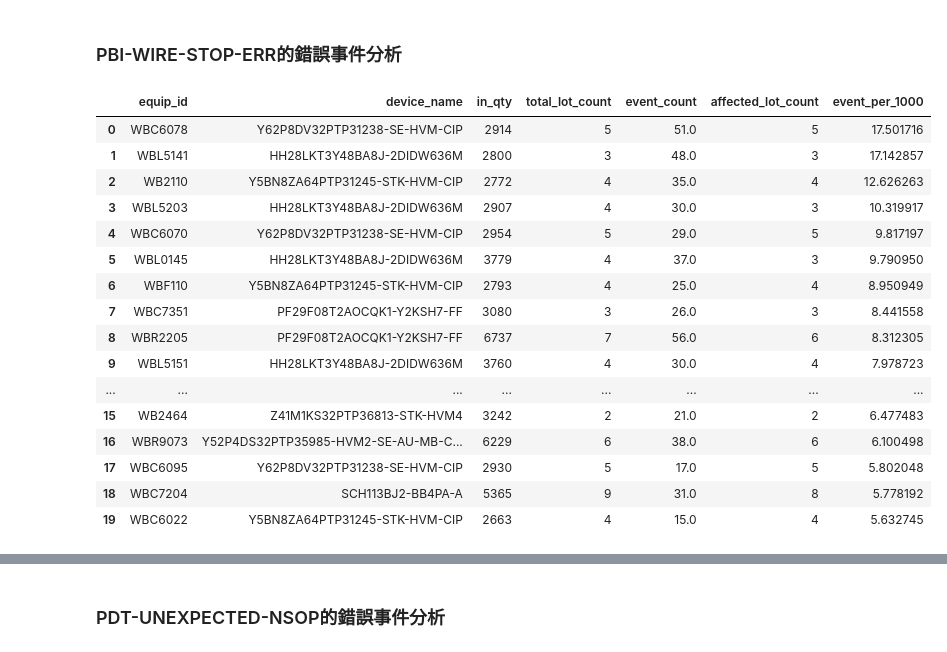
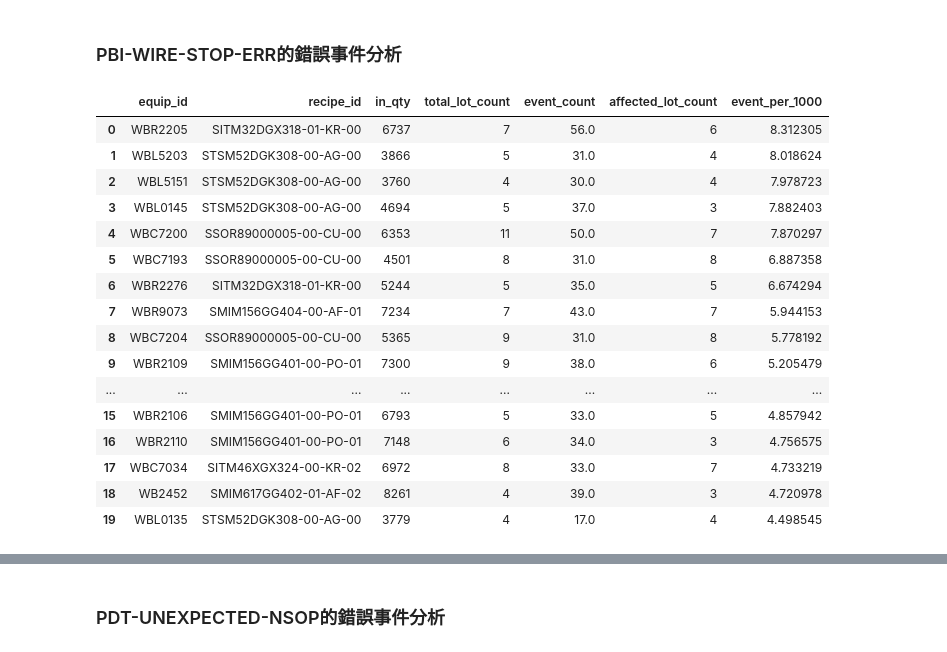
Before and after one commit to aceaceace123/test0804, a Jupyter notebook: WBMachine_ErrorEventAnalyze.ipynb, the cells around one changed output, grey strips where cells are left out. Drawn from its saved outputs; the diff is of its cells as text; code cells hidden in the pictures.

```diff
--- a/WBMachine_ErrorEventAnalyze.ipynb
+++ b/WBMachine_ErrorEventAnalyze.ipynb
@@ -565,7 +570,7 @@ event = "PBI-WIRE-STOP-ERR"
 event_count_summary_PBI_WIRE_STOP_ERR = (
     df[df["eventmessage"] == event]
     .groupby(
-        ["equip_id", "device_name"],
+        ["equip_id", "recipe_id"],
         as_index=False,
         dropna=False
     )
@@ -585,7 +590,7 @@ production_run_summary_PBI_WIRE_STOP_ERR = (
             "step_id",
             "lot_id",
             "equip_id",
-            "device_name"
+            "recipe_id"
         ],
         as_index=False,
         dropna=False
@@ -601,7 +606,7 @@ production_run_summary_PBI_WIRE_STOP_ERR = (
 production_summary_PBI_WIRE_STOP_ERR = (
     production_run_summary_PBI_WIRE_STOP_ERR
     .groupby(
-        ["equip_id", "device_name"],
+        ["equip_id", "recipe_id"],
         as_index=False,
         dropna=False
     )
@@ -616,7 +621,7 @@ production_summary_PBI_WIRE_STOP_ERR = (
 # --------------------------------------------------
 machine_device_summary_PBI_WIRE_STOP_ERR = production_summary_PBI_WIRE_STOP_ERR.merge(
     event_count_summary_PBI_WIRE_STOP_ERR,
-    on=["equip_id", "device_name"],
+    on=["equip_id", "recipe_id"],
     how="left"
 )
 
@@ -644,48 +649,48 @@ machine_device_summary_PBI_WIRE_STOP_ERR["event_per_1000"] = np.where(
 
 # --------------------------------------------------
 # 6. Lot 發生率
 # --------------------------------------------------
 # machine_device_summary["affected_lot_rate"] = np.where(
 #     machine_device_summary["total_lot_count"] > 0,
 #     machine_device_summary["affected_lot_count"]
 #     / machine_device_summary["total_lot_count"],
 #     np.nan
 # )
 
 # --------------------------------------------------
 # 7. 篩選掉太低的in_qty數量
 # --------------------------------------------------
 minimum_inqty_count_PBI_WIRE_STOP_ERR=machine_device_summary_PBI_WIRE_STOP_ERR['in_qty'].quantile(0.25)
 machine_device_summary_PBI_WIRE_STOP_ERR=machine_device_summary_PBI_WIRE_STOP_ERR[machine_device_summary_PBI_WIRE_STOP_ERR['in_qty']>=minimum_inqty_count_PBI_WIRE_STOP_ERR]
 # --------------------------------------------------
 # 8. 排序
 # --------------------------------------------------
 machine_device_summary_PBI_WIRE_STOP_ERR = (
     machine_device_summary_PBI_WIRE_STOP_ERR
     .sort_values(
         ["event_per_1000", "event_count"],
         ascending=[False, False]
     )
     .reset_index(drop=True)
 )
 
 machine_device_summary_PBI_WIRE_STOP_ERR.head(20)
 # %% [output]
-|  | equip_id | device_name | in_qty | total_lot_count | event_count | affected_lot_count | event_per_1000 |
-| 0 | WBC6078 | Y62P8DV32PTP31238-SE-HVM-CIP | 2914 | 5 | 51.0 | 5 | 17.501716 |
-| 1 | WBL5141 | HH28LKT3Y48BA8J-2DIDW636M | 2800 | 3 | 48.0 | 3 | 17.142857 |
-| 2 | WB2110 | Y5BN8ZA64PTP31245-STK-HVM-CIP | 2772 | 4 | 35.0 | 4 | 12.626263 |
-| 3 | WBL5203 | HH28LKT3Y48BA8J-2DIDW636M | 2907 | 4 | 30.0 | 3 | 10.319917 |
-| 4 | WBC6070 | Y62P8DV32PTP31238-SE-HVM-CIP | 2954 | 5 | 29.0 | 5 | 9.817197 |
-| 5 | WBL0145 | HH28LKT3Y48BA8J-2DIDW636M | 3779 | 4 | 37.0 | 3 | 9.790950 |
-| 6 | WBF110 | Y5BN8ZA64PTP31245-STK-HVM-CIP | 2793 | 4 | 25.0 | 4 | 8.950949 |
-| 7 | WBC7351 | PF29F08T2AOCQK1-Y2KSH7-FF | 3080 | 3 | 26.0 | 3 | 8.441558 |
-| 8 | WBR2205 | PF29F08T2AOCQK1-Y2KSH7-FF | 6737 | 7 | 56.0 | 6 | 8.312305 |
-| 9 | WBL5151 | HH28LKT3Y48BA8J-2DIDW636M | 3760 | 4 | 30.0 | 4 | 7.978723 |
+|  | equip_id | recipe_id | in_qty | total_lot_count | event_count | affected_lot_count | event_per_1000 |
+| 0 | WBR2205 | SITM32DGX318-01-KR-00 | 6737 | 7 | 56.0 | 6 | 8.312305 |
+| 1 | WBL5203 | STSM52DGK308-00-AG-00 | 3866 | 5 | 31.0 | 4 | 8.018624 |
+| 2 | WBL5151 | STSM52DGK308-00-AG-00 | 3760 | 4 | 30.0 | 4 | 7.978723 |
+| 3 | WBL0145 | STSM52DGK308-00-AG-00 | 4694 | 5 | 37.0 | 3 | 7.882403 |
+| 4 | WBC7200 | SSOR89000005-00-CU-00 | 6353 | 11 | 50.0 | 7 | 7.870297 |
+| 5 | WBC7193 | SSOR89000005-00-CU-00 | 4501 | 8 | 31.0 | 8 | 6.887358 |
+| 6 | WBR2276 | SITM32DGX318-01-KR-00 | 5244 | 5 | 35.0 | 5 | 6.674294 |
+| 7 | WBR9073 | SMIM156GG404-00-AF-01 | 7234 | 7 | 43.0 | 7 | 5.944153 |
+| 8 | WBC7204 | SSOR89000005-00-CU-00 | 5365 | 9 | 31.0 | 8 | 5.778192 |
+| 9 | WBR2109 | SMIM156GG401-00-PO-01 | 7300 | 9 | 38.0 | 6 | 5.205479 |
 | ... | ... | ... | ... | ... | ... | ... | ... |
-| 15 | WB2464 | Z41M1KS32PTP36813-STK-HVM4 | 3242 | 2 | 21.0 | 2 | 6.477483 |
-| 16 | WBR9073 | Y52P4DS32PTP35985-HVM2-SE-AU-MB-C... | 6229 | 6 | 38.0 | 6 | 6.100498 |
-| 17 | WBC6095 | Y62P8DV32PTP31238-SE-HVM-CIP | 2930 | 5 | 17.0 | 5 | 5.802048 |
-| 18 | WBC7204 | SCH113BJ2-BB4PA-A | 5365 | 9 | 31.0 | 8 | 5.778192 |
-| 19 | WBC6022 | Y5BN8ZA64PTP31245-STK-HVM-CIP | 2663 | 4 | 15.0 | 4 | 5.632745 |
+| 15 | WBR2106 | SMIM156GG401-00-PO-01 | 6793 | 5 | 33.0 | 5 | 4.857942 |
+| 16 | WBR2110 | SMIM156GG401-00-PO-01 | 7148 | 6 | 34.0 | 3 | 4.756575 |
+| 17 | WBC7034 | SITM46XGX324-00-KR-02 | 6972 | 8 | 33.0 | 7 | 4.733219 |
+| 18 | WB2452 | SMIM617GG402-01-AF-02 | 8261 | 4 | 39.0 | 3 | 4.720978 |
+| 19 | WBL0135 | STSM52DGK308-00-AG-00 | 3779 | 4 | 17.0 | 4 | 4.498545 |
 # %%
```
Also changed, not shown: parts of 10 cells of this notebook.
